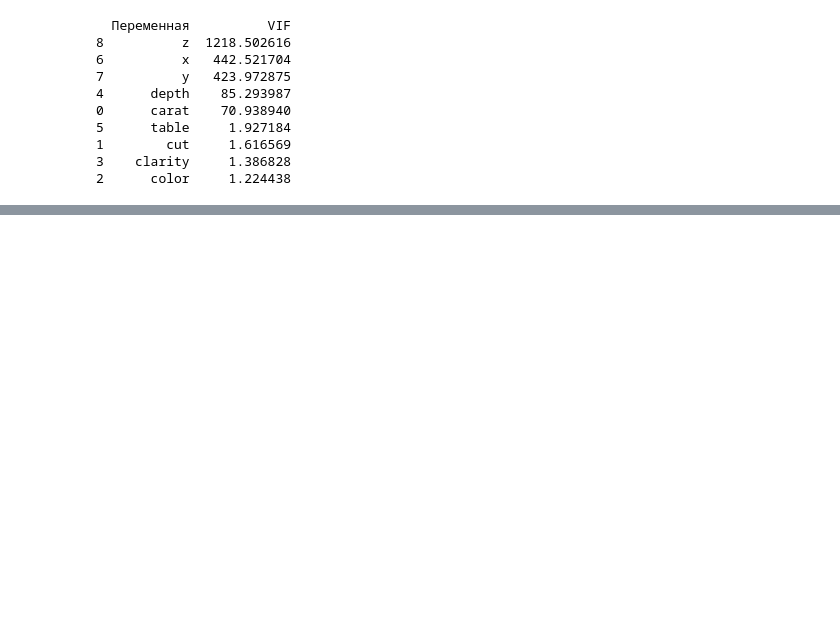
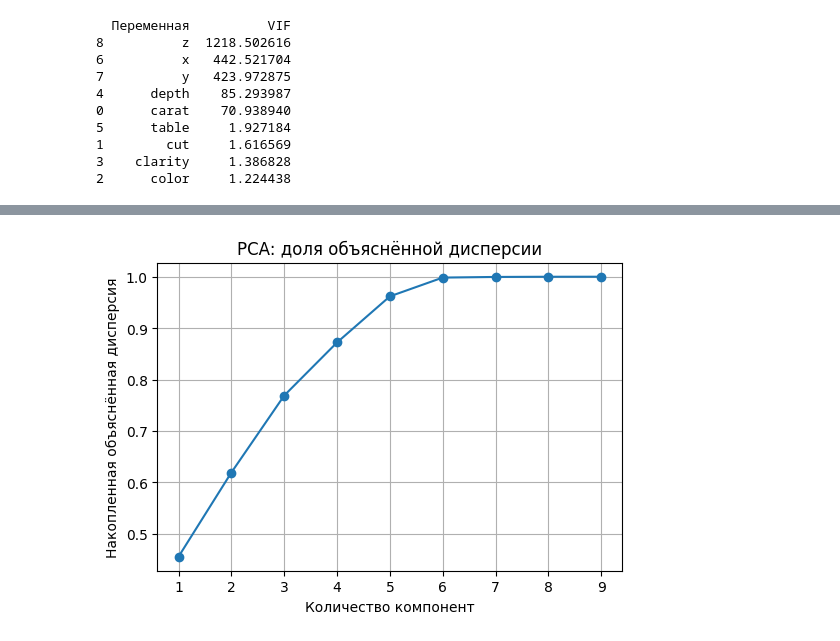
Before and after one commit to valkbloody/AI-terminator-arnold-skynet, a Jupyter notebook: lab1.ipynb, the cells around one changed output, grey strips where cells are left out. Cells and saved outputs as stored; diff of their text form; code cells hidden in the pictures; blank space fills up the shorter version.

```diff
--- a/lab1.ipynb
+++ b/lab1.ipynb
@@ -163,0 +400,90 @@ print(vif_data)
+# %%
+from sklearn.linear_model import LinearRegression, Ridge
+from sklearn.preprocessing import StandardScaler
+from sklearn.decomposition import PCA
+
+X = df.drop(columns=['price'])
+y = df['price']
+
+scaler = StandardScaler()
+X_scaled = scaler.fit_transform(X)
+
+pca = PCA()
+X_pca = pca.fit_transform(X_scaled)
+
+explained_variance = np.cumsum(pca.explained_variance_ratio_)
+
+plt.figure(figsize=(6,4))
+plt.plot(range(1, len(explained_variance)+1), explained_variance, marker="o")
+plt.xlabel("Количество компонент")
+plt.ylabel("Накопленная объяснённая дисперсия")
+plt.title("PCA: доля объяснённой дисперсии")
+plt.grid()
+plt.show()
+
+
+pca = PCA(n_components=0.95, random_state=42)
+X_reduced = pca.fit_transform(X_scaled)
+
+print("Исходное число признаков:", X.shape[1])
+print("После PCA:", X_reduced.shape[1])
+
+X_train, X_test, y_train, y_test = train_test_split(X_reduced, y, test_size=0.2, random_state=42)
+
+lin_reg = LinearRegression()
+lin_reg.fit(X_train, y_train)
+y_pred = lin_reg.predict(X_test)
+
+rmse = np.sqrt(mean_squared_error(y_test, y_pred))
+r2 = r2_score(y_test, y_pred)
+mape = mean_absolute_percentage_error(y_test, y_pred) * 100
+
+print("\nЛинейная регрессия после PCA:")
+print("RMSE:", rmse)
+print("R²:", r2)
+print(f"MAPE: {mape:.3f}")
+
+ridge = Ridge(alpha=10)
+ridge.fit(X_train, y_train)
+y_pred_ridge = ridge.predict(X_test)
+
+rmse_r = np.sqrt(mean_squared_error(y_test, y_pred_ridge))
+r2_r = r2_score(y_test, y_pred_ridge)
+mape_r = mean_absolute_percentage_error(y_test, y_pred_ridge) * 100
+
+print("\nГребневая-регрессия после PCA:")
+print("RMSE:", rmse_r)
+print("R²:", r2_r)
+print(f"MAPE: {mape_r:.3f}")
+
+print()
+
+kf = KFold(n_splits=5, shuffle=True, random_state=42)
+
+r2_scores_lin_pca = []
+for fold, (train_idx, val_idx) in enumerate(kf.split(X_reduced), 1):
+    X_train_cv, X_val_cv = X_reduced[train_idx], X_reduced[val_idx]
+    y_train_cv, y_val_cv = y.iloc[train_idx], y.iloc[val_idx]
+    model_cv = LinearRegression()
+    model_cv.fit(X_train_cv, y_train_cv)
+    y_pred_cv = model_cv.predict(X_val_cv)
+    r2_cv = r2_score(y_val_cv, y_pred_cv)
+    r2_scores_lin_pca.append(r2_cv)
+    print(f'Фолд {fold}: R² линейной регрессии = {r2_cv:.3f}')
+
+print(f'Средний R² линейной регрессии после PCA: {np.mean(r2_scores_lin_pca):.3f}')
+
+r2_scores_ridge_pca = []
+for fold, (train_idx, val_idx) in enumerate(kf.split(X_reduced), 1):
+    X_train_cv, X_val_cv = X_reduced[train_idx], X_reduced[val_idx]
+    y_train_cv, y_val_cv = y.iloc[train_idx], y.iloc[val_idx]
+    model_ridge_cv = Ridge(alpha=10)
+    model_ridge_cv.fit(X_train_cv, y_train_cv)
+    y_pred_ridge_cv = model_ridge_cv.predict(X_val_cv)
+    r2_ridge_cv = r2_score(y_val_cv, y_pred_ridge_cv)
+    r2_scores_ridge_pca.append(r2_ridge_cv)
+    print(f'Фолд {fold}: R² гребневой регрессии = {r2_ridge_cv:.3f}')
+
+print(f'Средний R² гребневой регрессии после PCA: {np.mean(r2_scores_ridge_pca):.3f}')
+# %% [output]
+[figure, added]
```
Also changed, not shown: parts of 11 cells of this notebook.
